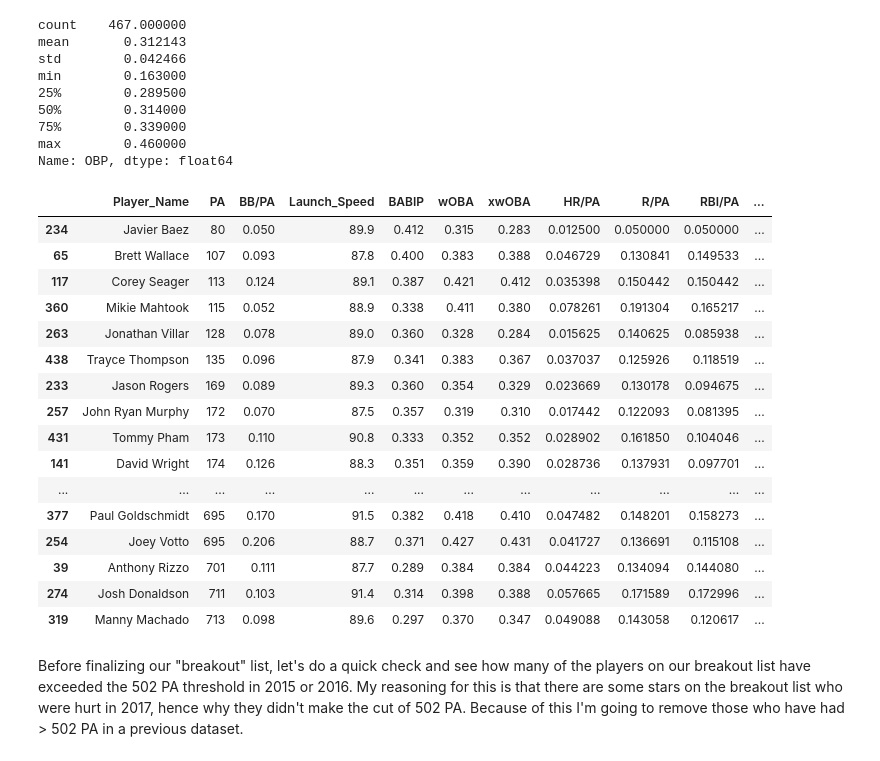
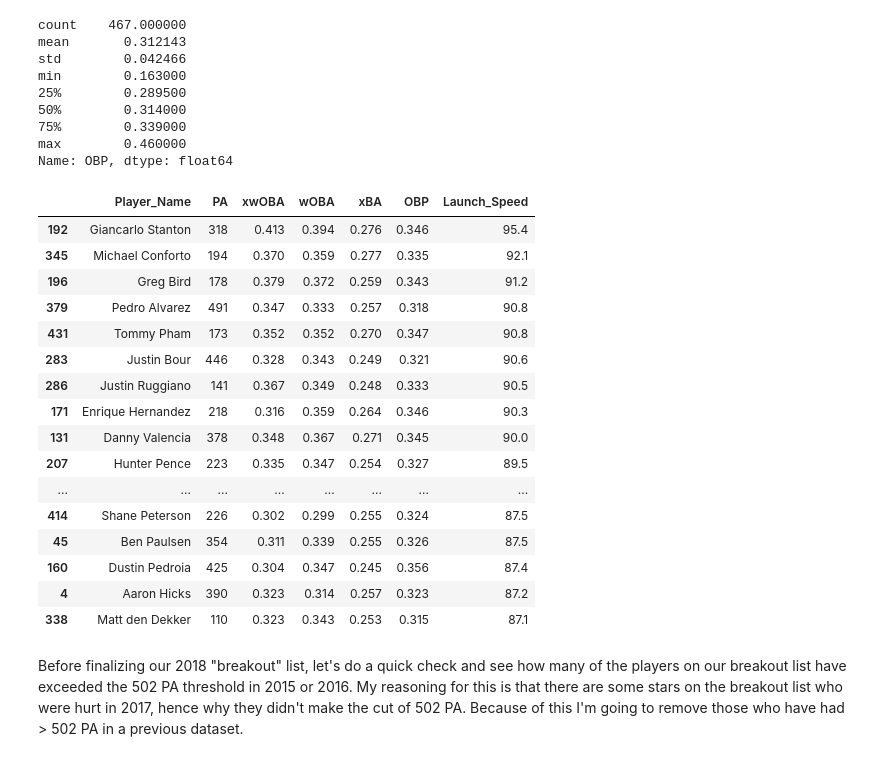
Before and after one commit to ayovito/FantasyBaseballProject, a Jupyter notebook: 2018 Fantasy Baseball Breakout Analysis - xwOBA.ipynb, the cells around one changed output. Cells and saved outputs as stored; diff of their text form; code cells hidden in the pictures.

```diff
--- a/2018 Fantasy Baseball Breakout Analysis - xwOBA.ipynb
+++ b/2018 Fantasy Baseball Breakout Analysis - xwOBA.ipynb
@@ -245 +206,6 @@ rate_stats_2017 = merged_2017.filter(['Player_Name', 'PA', 'BB/PA', 'Launch_Spee
+# %%
+# creating datasets with the variables we care about (for now at least) to analyze
+rate_stats_2015 = merged_2015.filter(['Player_Name', 'PA', 'xwOBA', 'wOBA', 'xBA', 'OBP', 'Launch_Speed'], axis=1)
+rate_stats_2016 = merged_2016.filter(['Player_Name', 'PA', 'xwOBA', 'wOBA', 'xBA', 'OBP', 'Launch_Speed'], axis=1)
+rate_stats_2017 = merged_2017.filter(['Player_Name', 'PA', 'xwOBA', 'wOBA', 'xBA', 'OBP', 'Launch_Speed'], axis=1)
 # %%
@@ -353,11 +289,2 @@ rate_stats_2017[rate_stats_2017.Launch_Speed > 83.0].sort_values(by='PA')
-# %%
-# MLB managers overwhelmingly use BA and OBP for playing time decisions, whether that is correct or just old school
-# media trying to influence playing time, it is a major factor so let's loop 'BA' and 'OBP' back in to help narrow down our list
-rate_stats_2015 = merged_2015.filter(['Player_Name', 'PA', 'BB/PA', 'Launch_Speed', 'BABIP',
-                                     'wOBA', 'xwOBA', 'HR/PA', 'R/PA', 'RBI/PA', 'BA', 'OBP'], axis=1)
-rate_stats_2016 = merged_2016.filter(['Player_Name', 'PA', 'BB/PA', 'Launch_Speed', 'BABIP',
-                                     'wOBA', 'xwOBA', 'HR/PA', 'R/PA', 'RBI/PA', 'BA', 'OBP'], axis=1)
-rate_stats_2017 = merged_2017.filter(['Player_Name', 'PA', 'BB/PA', 'Launch_Speed', 'BABIP',
-                                     'wOBA', 'xwOBA', 'HR/PA', 'R/PA', 'RBI/PA', 'BA', 'OBP'], axis=1)
 # %%
 # looking at 2017 'BA' breakdown
@@ -662,28 +567,27 @@ max        0.460000
 Name: OBP, dtype: float64
 # %%
 # and inputting 50% threshold for 2015
-rate_stats_2015_v3 = rate_stats_2015[(rate_stats_2015.Launch_Speed > 86.9) &
-                                     (rate_stats_2015.BA > 0.255) & (rate_stats_2015.OBP > 0.314)]
+rate_stats_2015_v3 = rate_stats_2015[(rate_stats_2015.Launch_Speed > 86.9) & (rate_stats_2015.xBA > 0.244) &
+                                     (rate_stats_2015.OBP > 0.314)& (rate_stats_2015.PA < 502)]
 # %%
-# on this list, the only two that really "broke out" in 2016 were Seager and Villar so clearly this method isn't perfect
-# BUT Pham and Conforto both broke out in 2017!
+# on this list, there are definitely some breakouts and some duds but the top of the list is pretty dang good
 # I am scratching my head on how the 50% Launch_Speed went from 86.9 in 2015 down to 81.7 in 2016?!?
-rate_stats_2015_v3.sort_values(by='PA')
+rate_stats_2015_v3.sort_values(by='Launch_Speed', ascending=False)
 # %% [output]
-|  | Player_Name | PA | BB/PA | Launch_Speed | BABIP | wOBA | xwOBA | HR/PA | R/PA | RBI/PA | ... |
-| 234 | Javier Baez | 80 | 0.050 | 89.9 | 0.412 | 0.315 | 0.283 | 0.012500 | 0.050000 | 0.050000 | ... |
-| 65 | Brett Wallace | 107 | 0.093 | 87.8 | 0.400 | 0.383 | 0.388 | 0.046729 | 0.130841 | 0.149533 | ... |
-| 117 | Corey Seager | 113 | 0.124 | 89.1 | 0.387 | 0.421 | 0.412 | 0.035398 | 0.150442 | 0.150442 | ... |
-| 360 | Mikie Mahtook | 115 | 0.052 | 88.9 | 0.338 | 0.411 | 0.380 | 0.078261 | 0.191304 | 0.165217 | ... |
-| 263 | Jonathan Villar | 128 | 0.078 | 89.0 | 0.360 | 0.328 | 0.284 | 0.015625 | 0.140625 | 0.085938 | ... |
-| 438 | Trayce Thompson | 135 | 0.096 | 87.9 | 0.341 | 0.383 | 0.367 | 0.037037 | 0.125926 | 0.118519 | ... |
-| 233 | Jason Rogers | 169 | 0.089 | 89.3 | 0.360 | 0.354 | 0.329 | 0.023669 | 0.130178 | 0.094675 | ... |
-| 257 | John Ryan Murphy | 172 | 0.070 | 87.5 | 0.357 | 0.319 | 0.310 | 0.017442 | 0.122093 | 0.081395 | ... |
-| 431 | Tommy Pham | 173 | 0.110 | 90.8 | 0.333 | 0.352 | 0.352 | 0.028902 | 0.161850 | 0.104046 | ... |
-| 141 | David Wright | 174 | 0.126 | 88.3 | 0.351 | 0.359 | 0.390 | 0.028736 | 0.137931 | 0.097701 | ... |
-| ... | ... | ... | ... | ... | ... | ... | ... | ... | ... | ... | ... |
-| 377 | Paul Goldschmidt | 695 | 0.170 | 91.5 | 0.382 | 0.418 | 0.410 | 0.047482 | 0.148201 | 0.158273 | ... |
-| 254 | Joey Votto | 695 | 0.206 | 88.7 | 0.371 | 0.427 | 0.431 | 0.041727 | 0.136691 | 0.115108 | ... |
-| 39 | Anthony Rizzo | 701 | 0.111 | 87.7 | 0.289 | 0.384 | 0.384 | 0.044223 | 0.134094 | 0.144080 | ... |
-| 274 | Josh Donaldson | 711 | 0.103 | 91.4 | 0.314 | 0.398 | 0.388 | 0.057665 | 0.171589 | 0.172996 | ... |
-| 319 | Manny Machado | 713 | 0.098 | 89.6 | 0.297 | 0.370 | 0.347 | 0.049088 | 0.143058 | 0.120617 | ... |
+|  | Player_Name | PA | xwOBA | wOBA | xBA | OBP | Launch_Speed |
+| 192 | Giancarlo Stanton | 318 | 0.413 | 0.394 | 0.276 | 0.346 | 95.4 |
+| 345 | Michael Conforto | 194 | 0.370 | 0.359 | 0.277 | 0.335 | 92.1 |
+| 196 | Greg Bird | 178 | 0.379 | 0.372 | 0.259 | 0.343 | 91.2 |
+| 379 | Pedro Alvarez | 491 | 0.347 | 0.333 | 0.257 | 0.318 | 90.8 |
+| 431 | Tommy Pham | 173 | 0.352 | 0.352 | 0.270 | 0.347 | 90.8 |
+| 283 | Justin Bour | 446 | 0.328 | 0.343 | 0.249 | 0.321 | 90.6 |
+| 286 | Justin Ruggiano | 141 | 0.367 | 0.349 | 0.248 | 0.333 | 90.5 |
+| 171 | Enrique Hernandez | 218 | 0.316 | 0.359 | 0.264 | 0.346 | 90.3 |
+| 131 | Danny Valencia | 378 | 0.348 | 0.367 | 0.271 | 0.345 | 90.0 |
+| 207 | Hunter Pence | 223 | 0.335 | 0.347 | 0.254 | 0.327 | 89.5 |
+| ... | ... | ... | ... | ... | ... | ... | ... |
+| 414 | Shane Peterson | 226 | 0.302 | 0.299 | 0.255 | 0.324 | 87.5 |
+| 45 | Ben Paulsen | 354 | 0.311 | 0.339 | 0.255 | 0.326 | 87.5 |
+| 160 | Dustin Pedroia | 425 | 0.304 | 0.347 | 0.245 | 0.356 | 87.4 |
+| 4 | Aaron Hicks | 390 | 0.323 | 0.314 | 0.257 | 0.323 | 87.2 |
+| 338 | Matt den Dekker | 110 | 0.323 | 0.343 | 0.253 | 0.315 | 87.1 |
@@ -695,5 +594,5 @@ rate_stats_2017.to_csv("C:/Users/avitosky/Documents/Baseball Project/rate_stats_
 # %% [markdown]
-Before finalizing our "breakout" list, let's do a quick check and see how many of the players on our breakout list have exceeded the 502 PA threshold in 2015 or 2016. My reasoning for this is that there are some stars on the breakout list who were hurt in 2017, hence why they didn't make the cut of 502 PA. Because of this I'm going to remove those who have had > 502 PA in a previous dataset.
+Before finalizing our 2018 "breakout" list, let's do a quick check and see how many of the players on our breakout list have exceeded the 502 PA threshold in 2015 or 2016. My reasoning for this is that there are some stars on the breakout list who were hurt in 2017, hence why they didn't make the cut of 502 PA. Because of this I'm going to remove those who have had > 502 PA in a previous dataset.
 # %%
 # create 2016 PA check dataset
 PA_check_2016 = rate_stats_2016[(rate_stats_2016.PA >= 502)]
```
Also changed, not shown: parts of 53 cells of this notebook.
